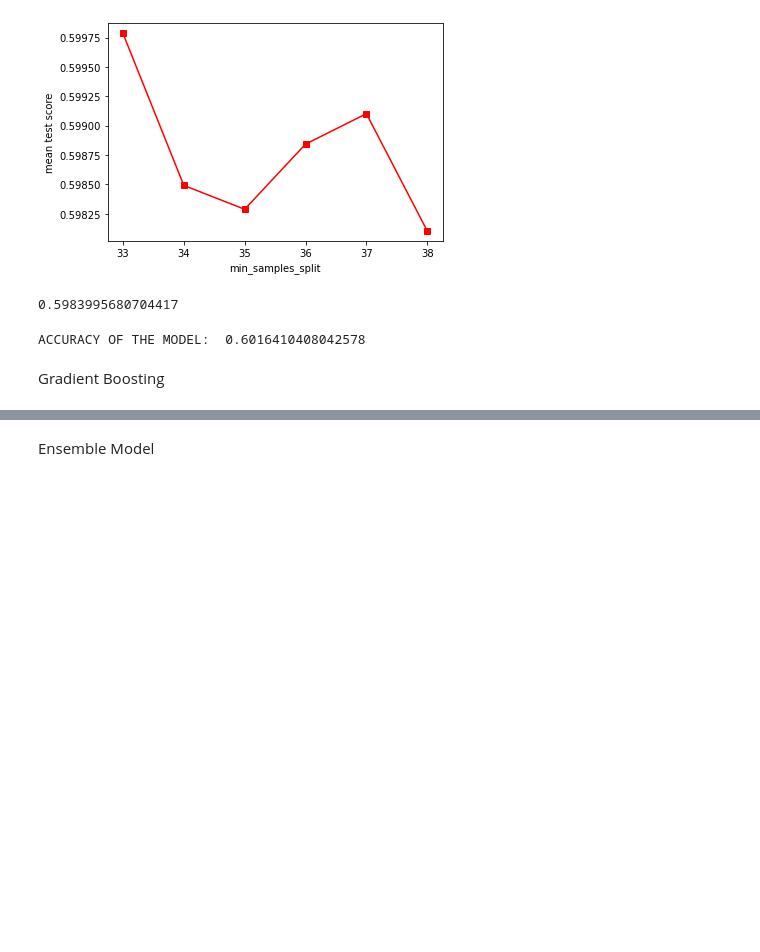
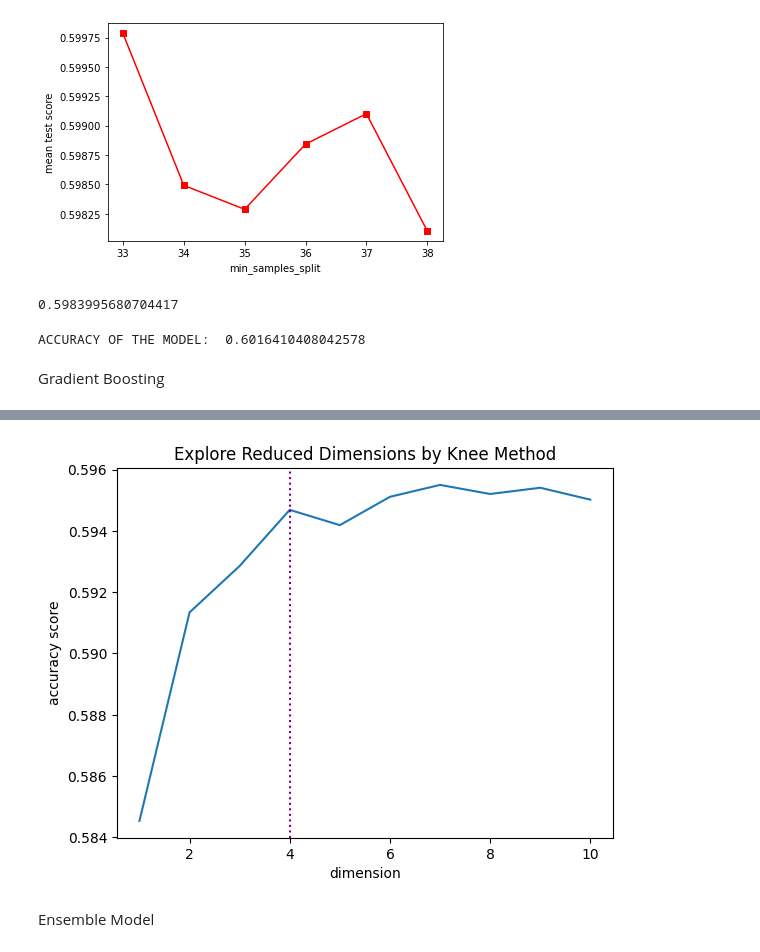
Before and after one commit to austin-py/396-DataPipeline, a Jupyter notebook: Final Project Colab.ipynb, the cells around one changed output, grey strips where cells are left out. Saved outputs shown, nothing was run; the diff lists cells and outputs as text; code cells hidden in the pictures; blank space fills up the shorter version.

```diff
--- a/Final Project Colab.ipynb
+++ b/Final Project Colab.ipynb
@@ -273,11 +273,16 @@ merged_df = merged_df.infer_objects()
 
 x = merged_df[['race_WHITE HISPANIC','race_BLACK','race_BLACK HISPANIC','race_WHITE','race_ASIAN / PACIFIC ISLANDER','race_AMER INDIAN / ALASKAN NATIVE', \
     'race_UNKNOWN / REFUSED','ward','district','date_day','date_year']]
-y = merged_df[['charge_1_type']]
-x_train, x_test, y_train, y_test = train_test_split(x, y, test_size=0.2, random_state=2)
 
-encoder = LabelEncoder()
-y_train = encoder.fit_transform(y_train)
+x = x.astype({'district':'int', 'ward':'int'})
+
+m_charge_types = merged_df.loc[:, "charge_1_type"].replace('A', 'M')
+m_charge_types = m_charge_types.replace('R', 'O')
+m_charge_types = m_charge_types.replace('V', 'O')
+multi_class_types = pd.factorize(m_charge_types)
+multi_class_types = multi_class_types[0]
+
+x_train, x_test, y_train, y_test = train_test_split(x, multi_class_types, test_size=0.2, random_state=2)
 # %%
 # training
 xgb_clf_m = XGBClassifier()
@@ -316,5 +327,5 @@ for index, scaling in enumerate(scalers):
 # %%
-hist_params = {"max_iter": [100, 150, 200], "max_leaf_nodes": [31, None], "max_depth": [9, None], "l2_regularization": [0, 0.001, 0.1]}
+hist_params = {"max_iter": [100, 150], "max_leaf_nodes": [31, None], "max_depth": [9, None], "l2_regularization": [0, 0.001, 0.1]}
 hist_clf = HistGradientBoostingClassifier()
 hist_clf_cv = GridSearchCV(hist_clf, scoring='accuracy', cv=5, param_grid=hist_params)
 hist_clf_cv.fit(x_train, y_train)
@@ -324,6 +339,6 @@ print(hist_clf_cv.score(x_test, y_test))
 # %%
 # Plot
-dims = list(range(1, 14))
+dims = list(range(1, 11))
 acc_scores = []
 for dim in dims:
     # PCA
@@ -331,7 +346,7 @@ for dim in dims:
     trans_s_data = pca_project.fit_transform(x_train)
 
     # CV
-    hist_params = {'l2_regularization': [0.001], 'max_depth': [None], 'max_iter': [100], 'max_leaf_nodes': [31]}
+    hist_params = {'l2_regularization': [0.1], 'max_depth': [None], 'max_iter': [150], 'max_leaf_nodes': [31]}
     hist_clf = HistGradientBoostingClassifier()
     hist_clf_cv = GridSearchCV(hist_clf, scoring='accuracy', cv=5, param_grid=hist_params)
     hist_clf_cv.fit(trans_s_data, y_train)
@@ -340,11 +366,12 @@ for dim in dims:
 # %%
 plt.plot(dims, acc_scores)
 plt.axvline(x = 4, color = 'purple', label = 'axvline - full height', linestyle=":")
-plt.axvline(x = 12, color = 'purple', label = 'axvline - full height', linestyle=":")
 plt.xlabel("dimension")
 plt.ylabel("accuracy score")
 plt.title("Explore Reduced Dimensions by Knee Method")
 plt.show()
+# %% [output]
+[figure, added]
 # %% [markdown]
 Ensemble Model
 # %%
```
Also changed, not shown: parts of 7 cells of this notebook.
